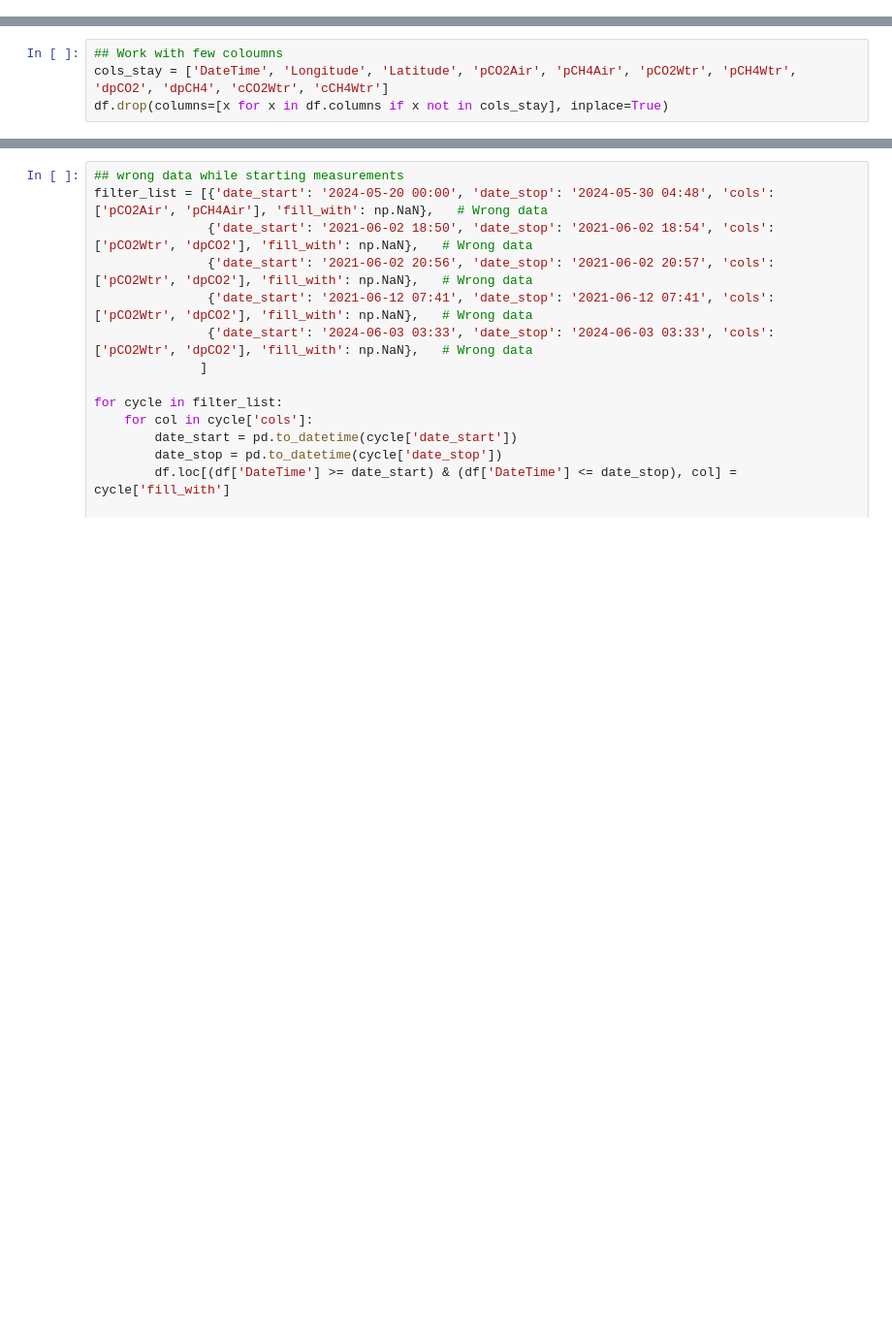
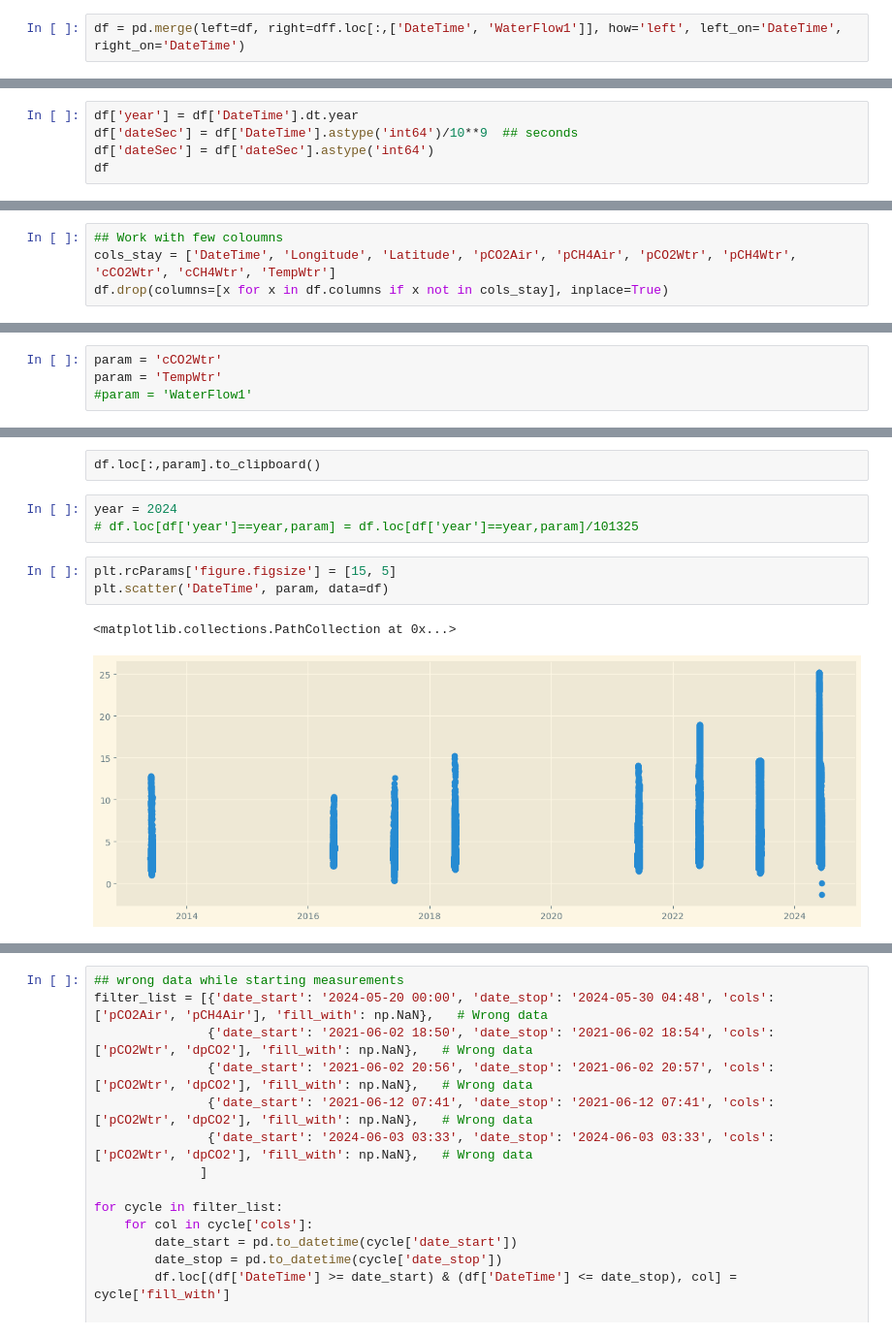
Before and after one commit to pestunov/BaikalDataHandler, a Jupyter notebook: AllSea.ipynb, the cells around one changed output, grey strips where cells are left out. Shown at 97% size. Drawn from its saved outputs; the diff is of its cells as text; blank space fills up the shorter version.

```diff
--- a/AllSea.ipynb
+++ b/AllSea.ipynb
@@ -48,0 +104,2 @@ df = pd.read_csv(os.path.join(pwd+'BaikalJul2024Sea.dat'),
+# %%
+df = pd.merge(left=df, right=dff.loc[:,['DateTime', 'WaterFlow1']], how='left', left_on='DateTime', right_on='DateTime')
@@ -48,0 +110,5 @@ df = pd.read_csv(os.path.join(pwd+'BaikalJul2024Sea.dat'),
+# %%
+df['year'] = df['DateTime'].dt.year
+df['dateSec'] = df['DateTime'].astype('int64')/10**9  ## seconds
+df['dateSec'] = df['dateSec'].astype('int64')
+df
@@ -51,4 +151,4 @@ df.shape, df.columns
 # %%
 ## Work with few coloumns
-cols_stay = ['DateTime', 'Longitude', 'Latitude', 'pCO2Air', 'pCH4Air', 'pCO2Wtr', 'pCH4Wtr', 'dpCO2', 'dpCH4', 'cCO2Wtr', 'cCH4Wtr']
+cols_stay = ['DateTime', 'Longitude', 'Latitude', 'pCO2Air', 'pCH4Air', 'pCO2Wtr', 'pCH4Wtr', 'cCO2Wtr', 'cCH4Wtr', 'TempWtr']
 df.drop(columns=[x for x in df.columns if x not in cols_stay], inplace=True)
@@ -72,2 +155,6 @@ df
+# %%
+param = 'cCO2Wtr'
+param = 'TempWtr'
+#param = 'WaterFlow1'
 # %%
 for yr in range(2013, 2026):
@@ -76 +177,12 @@ for yr in range(2013, 2026):
+# %% [raw]
+df.loc[:,param].to_clipboard()
+# %%
+year = 2024
+# df.loc[df['year']==year,param] = df.loc[df['year']==year,param]/101325
+# %%
+plt.rcParams['figure.figsize'] = [15, 5]
+plt.scatter('DateTime', param, data=df)
+# %% [output]
+<matplotlib.collections.PathCollection at 0x...>
+[figure, added]
 # %%
```
Also changed, not shown: parts of 26 cells of this notebook, 2 other files.
